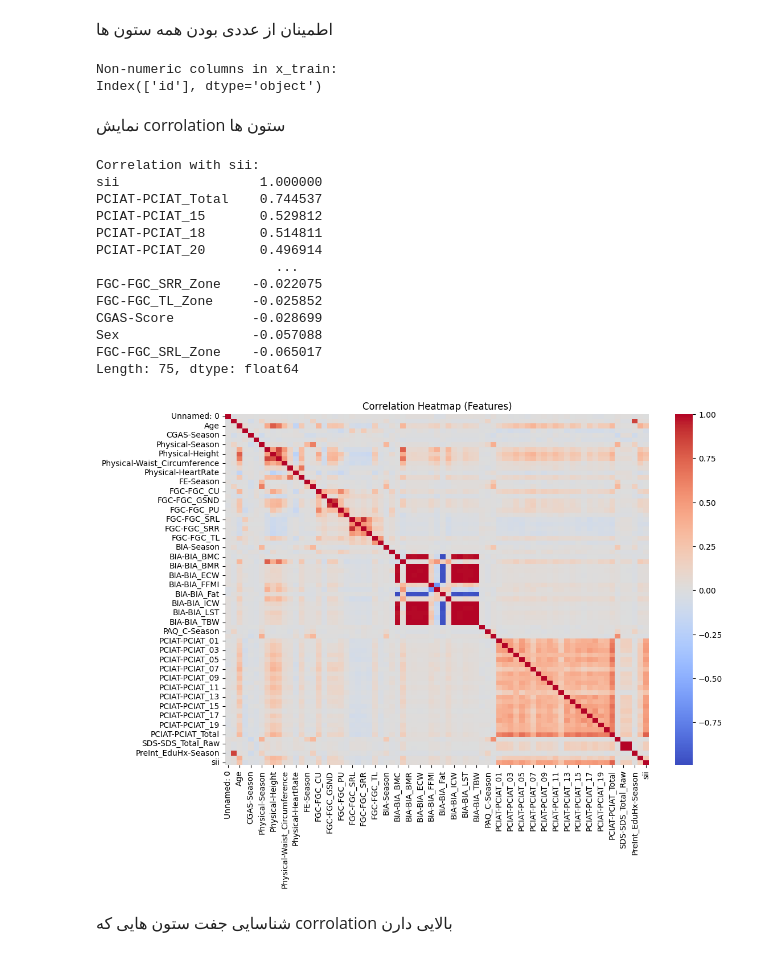
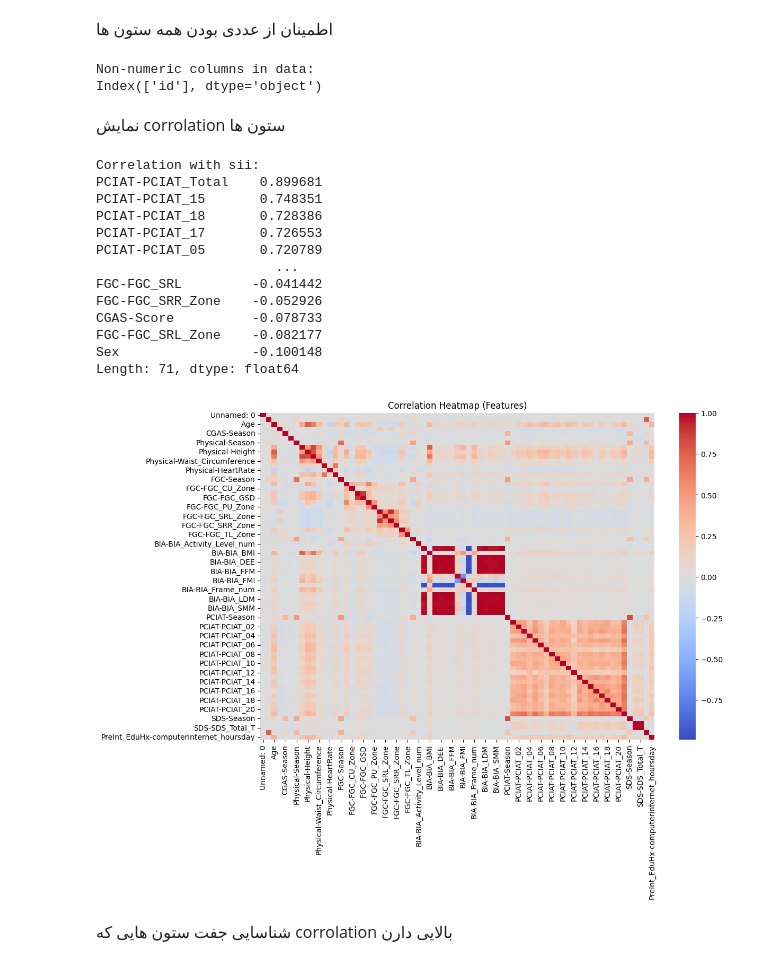
Before and after one commit to Javad1942/Group-2-QBC8, a Jupyter notebook: HBN_preprocessing.ipynb, the cells around one changed output. Cells and saved outputs as stored; diff of their text form; code cells hidden in the pictures.

```diff
--- a/HBN_preprocessing.ipynb
+++ b/HBN_preprocessing.ipynb
@@ -292,6 +295,8 @@ Physical-Season        16.414141
 FGC-Season             15.505051
 PreInt_EduHx-Season    10.606061
 dtype: float64
+# %%
+x = x.drop(columns=['PAQ_A-Season', 'FE-Season', 'PAQ_C-Season'])
 # %% [markdown]
 <p dir=rtl style="direction: rtl;text-align: justify;line-height:200%;font-family:vazir;font-size:medium;">
 بعد از پر کردن ستون های عددی نوبت به ستون های غیر عددی می رسد.
@@ -355,24 +329,24 @@ See the caveats in the documentation: https://pandas.pydata.org/pandas-docs/stab
 # %%
-# حلقه برای پر کردن مقادیر گمشده
-for col in season_data:
+# پر کردن مقادیر گمشده با random sampling
+for col in missing_columns:
+    if col in x.columns:
+        # پیدا کردن توزیع مقادیر موجود در ستون
+        value_counts = x[col].value_counts(normalize=True)
 
-    # محاسبه توزیع مقادیر موجود در ستون (بدون مقادیر گمشده)
-    value_counts = data[col].value_counts(normalize=True)
+        # شناسایی ایندکس مقادیر گمشده
+        missing_indices = x[col][x[col].isnull()].index
 
-    # پیدا کردن ردیف‌های دارای مقدار گمشده
-    missing_indices = data[data[col].isnull()].index
-
-    # پر کردن مقادیر گمشده با نمونه‌گیری تصادفی از توزیع
-    data.loc[missing_indices, col] = np.random.choice(value_counts.index,
-                                                         size=len(missing_indices),
-                                                         p=value_counts.values)
+        # پر کردن مقادیر گمشده به‌صورت تصادفی بر اساس توزیع مقادیر موجود
+        x.loc[missing_indices, col] = np.random.choice(value_counts.index,
+                                                          size=len(missing_indices),
+                                                          p=value_counts.values)
 # %% [markdown]
 <p dir=rtl style="direction: rtl;text-align: justify;line-height:200%;font-family:vazir;font-size:medium">
 نمایش مجدد ستون های غیر عددی بعد از پر کردن missing values برای اطمینان از درستی روش انتخابی(توزیع تصادفی)
 </p>
 # %%
-for col in season_data:
-    if col in data.columns:
+for col in missing_columns:
+    if col in x.columns:
         plt.figure(figsize=(8, 5))
         sns.histplot(data[col].dropna(), kde=False, bins=30, color='blue', edgecolor='black')
         plt.title(f"Distribution of {col}")
@@ -395,15 +366,15 @@ for col in season_data:
 تبدیل مقادیر غیر عددی به عددی
 </p>
 # %%
-categorical_columns = ['BIA-Season', 'FGC-Season', 'FE-Season', 'CGAS-Season', 'Physical-Season',
-                       'PAQ_A-Season', 'PAQ_C-Season', 'PCIAT-Season', 'SDS-Season', 'PreInt_EduHx-Season','Enrol_Season']
+categorical_columns = ['CGAS-Season', 'Physical-Season', 'FGC-Season','BIA-Season', 'PCIAT-Season',
+                   'SDS-Season', 'PreInt_EduHx-Season','Enrol_Season']
 
 label_encoders = {}  # ذخیره LabelEncoder برای هر ستون
 
 # اعمال Label Encoding روی هر ستون
 for col in categorical_columns:
     le = LabelEncoder()
-    data[col] = le.fit_transform(data[col])
+    x[col] = le.fit_transform(data[col])
     label_encoders[col] = le  # ذخیره Encoder برای استفاده مجدد
 # %% [markdown]
 <p dir=rtl style="direction: rtl;text-align: justify;line-height:200%;font-family:vazir;font-size:medium">
@@ -411,11 +382,11 @@ for col in categorical_columns:
 </p>
 # %%
 # شناسایی ستون‌هایی که عددی نیستند
-non_numeric_columns = data.select_dtypes(exclude=['number']).columns
-print("Non-numeric columns in x_train:")
+non_numeric_columns = x.select_dtypes(exclude=['number']).columns
+print("Non-numeric columns in data:")
 print(non_numeric_columns)
 # %% [output]
-Non-numeric columns in x_train:
+Non-numeric columns in data:
 Index(['id'], dtype='object')
 # %% [markdown]
 <p dir=rtl style="direction: rtl;text-align: justify;line-height:200%;font-family:vazir;font-size:medium">
@@ -423,37 +394,37 @@ Index(['id'], dtype='object')
 </p>
 # %%
 # ذخیره ستون id در یک متغیر جداگانه
-id_column = data['id']
+id_column = x['id']
 
 # حذف موقت ستون id از DataFrame
-data_filtered = data.drop(columns=['id'])
+x_filtered = x.drop(columns=['id'])
 
 # محاسبه همبستگی ستون‌های ویژگی با `sii`
-correlation_with_target = data_filtered.corrwith(data_filtered['sii'])
+correlation_with_target = x_filtered.corrwith(y)
 print("Correlation with sii:")
 print(correlation_with_target.sort_values(ascending=False))
 
 # رسم Heatmap برای نمایش همبستگی کلی
 
 plt.figure(figsize=(12, 8))
-sns.heatmap(data_filtered.corr(), cmap='coolwarm', annot=False)
+sns.heatmap(x_filtered.corr(), cmap='coolwarm', annot=False)
 plt.title("Correlation Heatmap (Features)")
 plt.show()
 # %% [output]
 Correlation with sii:
-sii                  1.000000
-PCIAT-PCIAT_Total    0.744537
-PCIAT-PCIAT_15       0.529812
-PCIAT-PCIAT_18       0.514811
-PCIAT-PCIAT_20       0.496914
+PCIAT-PCIAT_Total    0.899681
+PCIAT-PCIAT_15       0.748351
+PCIAT-PCIAT_18       0.728386
+PCIAT-PCIAT_17       0.726553
+PCIAT-PCIAT_05       0.720789
                        ...
-FGC-FGC_SRR_Zone    -0.022075
-FGC-FGC_TL_Zone     -0.025852
-CGAS-Score          -0.028699
-Sex                 -0.057088
-FGC-FGC_SRL_Zone    -0.065017
-Length: 75, dtype: float64
+FGC-FGC_SRL         -0.041442
+FGC-FGC_SRR_Zone    -0.052926
+CGAS-Score          -0.078733
+FGC-FGC_SRL_Zone    -0.082177
+Sex                 -0.100148
+Length: 71, dtype: float64
-[figure, old version]
+[figure, new version]
 # %% [markdown]
 <p dir=rtl style="direction: rtl;text-align: justify;line-height:200%;font-family:vazir;font-size:medium">
 شناسایی جفت ستون هایی که corrolation بالایی دارن
```
Also changed, not shown: parts of 25 cells of this notebook.
